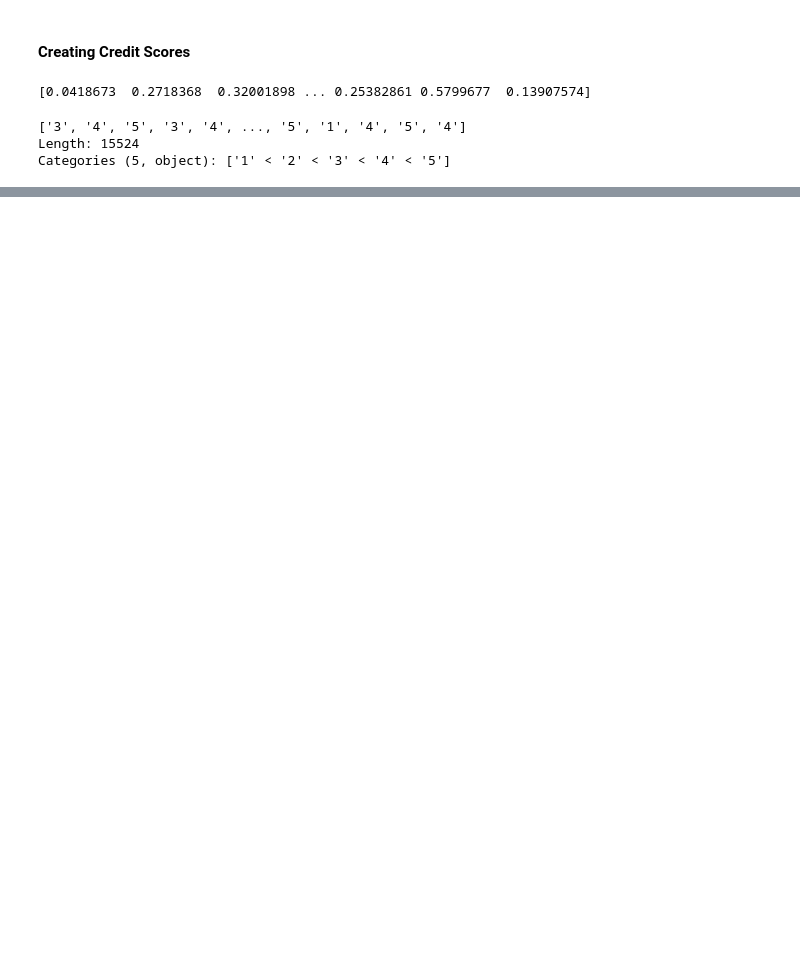
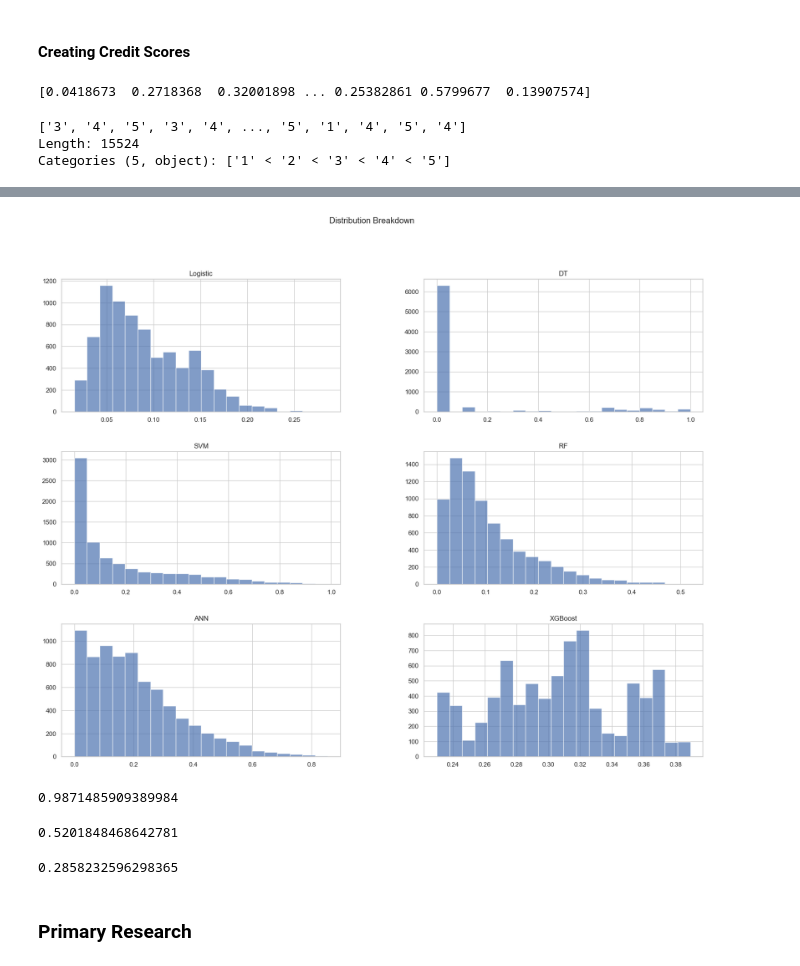
Before and after one commit to sbs23038/Capstone, a Jupyter notebook: SBS23038_Sem3.ipynb, the cells around one changed output, grey strips where cells are left out. Cells and saved outputs as stored; diff of their text form; code cells hidden in the pictures; blank space fills up the shorter version.

```diff
--- a/SBS23038_Sem3.ipynb
+++ b/SBS23038_Sem3.ipynb
@@ -3306,0 +3358,30 @@ sum(balance.values)/sum(rwa)
+# %%
+data = {'Logistic': logistic_preds_RWA.values,
+        'DT': dt_pd,
+        'SVM': svm_pd,
+        'RF': rf_pd,
+        'ANN': RWA_PD_nn.flatten(),
+        'XGBoost': RWA_PD_xgb
+       }
+
+df = pd.DataFrame(data)
+# %%
+df.hist(bins=20, figsize=(20, 15), alpha=0.7)
+plt.suptitle('Distribution Breakdown', x=0.5, y=0.98)
+plt.show()
+# %% [output]
+[figure, added]
+# %%
+max(svm_pd)
+# %% [output]
+0.9871485909389984
+# %%
+max(rf_pd)
+# %% [output]
+0.5201848468642781
+# %%
+max(logistic_preds_RWA.values)
+# %% [output]
+0.2858232596298365
+# %% [markdown]
+### Primary Research
```
Also changed, not shown: parts of 456 cells of this notebook.
